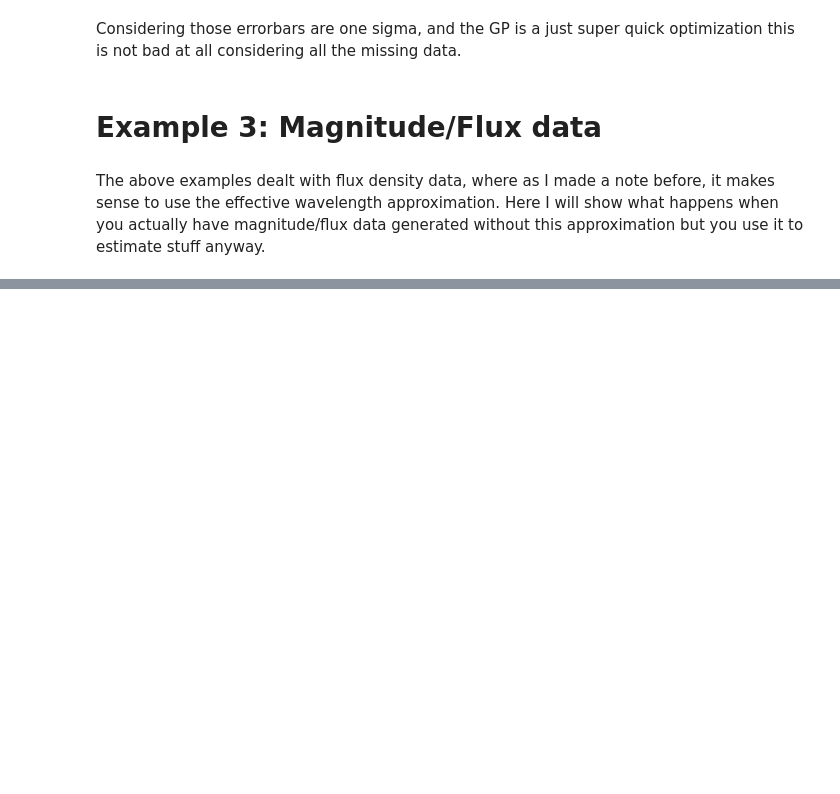
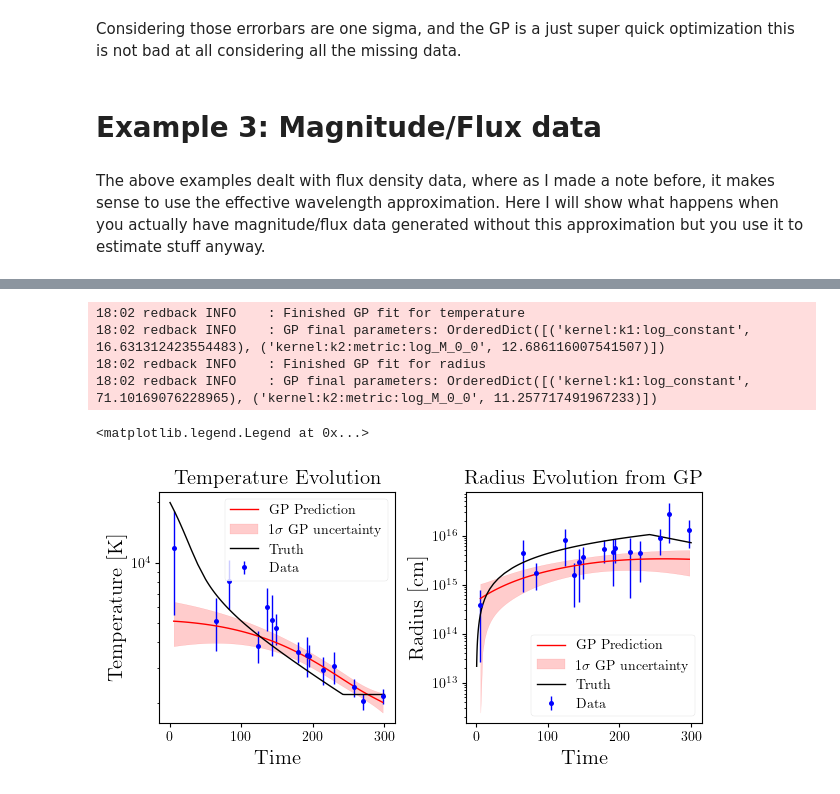
Before and after one commit to nikhil-sarin/redback, a Jupyter notebook: examples/estimating_blackbody_properties_with_redback.ipynb, the cells around one changed output, grey strips where cells are left out. Drawn from its saved outputs; the diff is of its cells as text; code cells hidden in the pictures; blank space fills up the shorter version.

```diff
--- a/examples/estimating_blackbody_properties_with_redback.ipynb
+++ b/examples/estimating_blackbody_properties_with_redback.ipynb
@@ -317,0 +374,21 @@ sn.y_err * 1.5
+# %%
+kernel_T = np.var(df_bb['temperature'].values) * kernels.Matern32Kernel(metric=10.0)
+kernel_R = np.var(df_bb['radius'].values) * kernels.Matern32Kernel(metric=100.0)
+
+# Use the analysis module and also return a nice plot of everything.
+gp_T, gp_R, fig, axes = redback.analysis.fit_temperature_and_radius_gp(data=df_bb,
+                                                                      kernelT=kernel_T,
+                                                                      kernelR=kernel_R,
+                                                                      plot=True)
+# Because we actually know the true values here, lets add that in.
+axes[0].plot(times, photo.photosphere_temperature, color='black', label='Truth')
+axes[1].plot(times, photo.r_photosphere, color='black', label='Truth')
+axes[0].legend()
+axes[1].legend()
+# %% [output]
+18:02 redback INFO    : Finished GP fit for temperature
+18:02 redback INFO    : GP final parameters: OrderedDict([('kernel:k1:log_constant', 16.631312423554483), ('kernel:k2:metric:log_M_0_0', 12.686116007541507)])
+18:02 redback INFO    : Finished GP fit for radius
+18:02 redback INFO    : GP final parameters: OrderedDict([('kernel:k1:log_constant', 71.10169076228965), ('kernel:k2:metric:log_M_0_0', 11.257717491967233)])
+<matplotlib.legend.Legend at 0x...>
+[figure, added]
```
Also changed, not shown: parts of 18 cells of this notebook, 2 other files.
